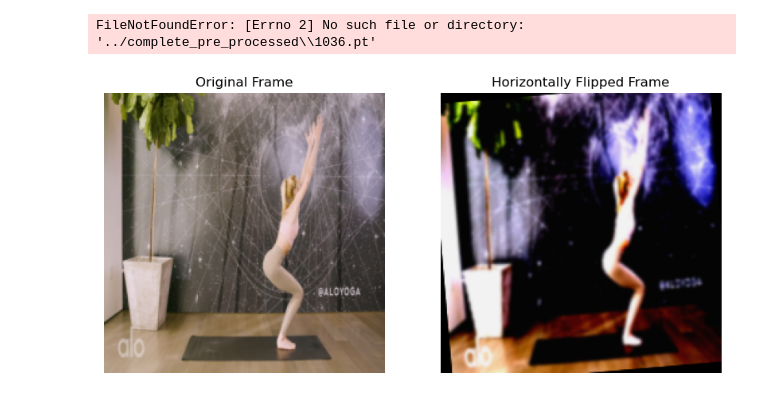
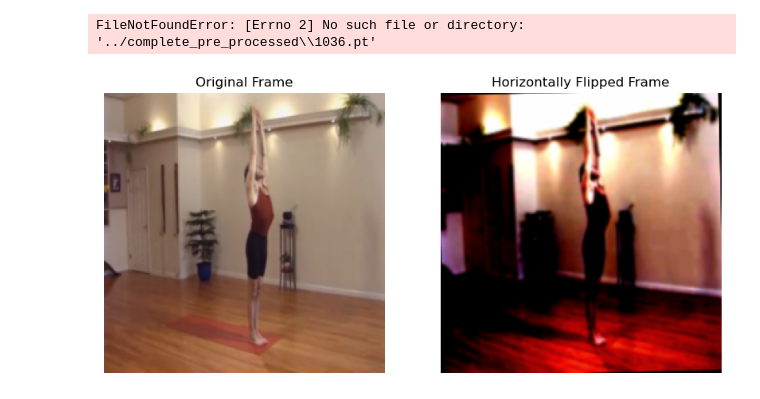
Before and after one commit to AagabBhattarai/Human_pose, a Jupyter notebook: data_augmentation/on_the_fly_aug.ipynb, the cells around one changed output. Cells and saved outputs as stored; diff of their text form; code cells hidden in the pictures.

```diff
--- a/data_augmentation/on_the_fly_aug.ipynb
+++ b/data_augmentation/on_the_fly_aug.ipynb
@@ -280,32 +285,32 @@ def plot_sample(preprocessed_dir, aug_dir, sample_number):
 
     # Select the first frame (or any frame you prefer to visualize)
     frame_idx = 0
     original_frame = original_frames[frame_idx]
     augmented_frame = augmented_frames[frame_idx]
 
     original_frame = denormalize(original_frame)
     augmented_frame = denormalize(augmented_frame)
 
     # Convert tensors to PIL images for visualization
     to_pil = ToPILImage()
     original_image = to_pil(original_frame)
     augmented_image = to_pil(augmented_frame)
 
     # Plot both images side-by-side
     fig, ax = plt.subplots(1, 2, figsize=(10, 5))
     ax[0].imshow(original_image)
     ax[0].set_title("Original Frame")
     ax[0].axis("off")
 
     ax[1].imshow(augmented_image)
     ax[1].set_title("Horizontally Flipped Frame")
     ax[1].axis("off")
 
     tsave = os.path.join(aug_dir, 'aug_result.png')
     plt.savefig(tsave)
     plt.show()
 
 # Example usage:
-plot_sample(preprocessed_dir, horz_aug, 1000)
+plot_sample(preprocessed_dir, horz_aug, 1014)
 # %% [output]
-[figure, old version]
+[figure, new version]
```
Also changed, not shown: parts of 3 cells of this notebook.
